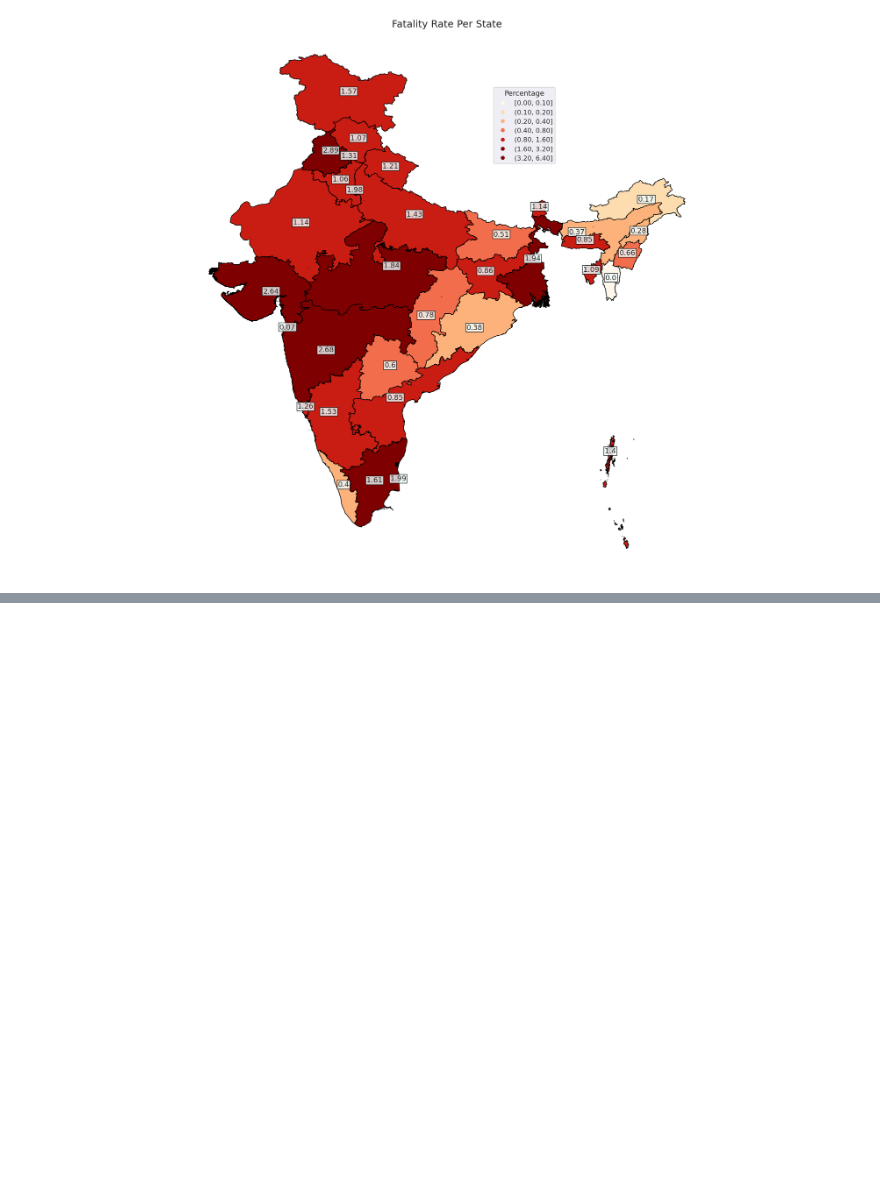
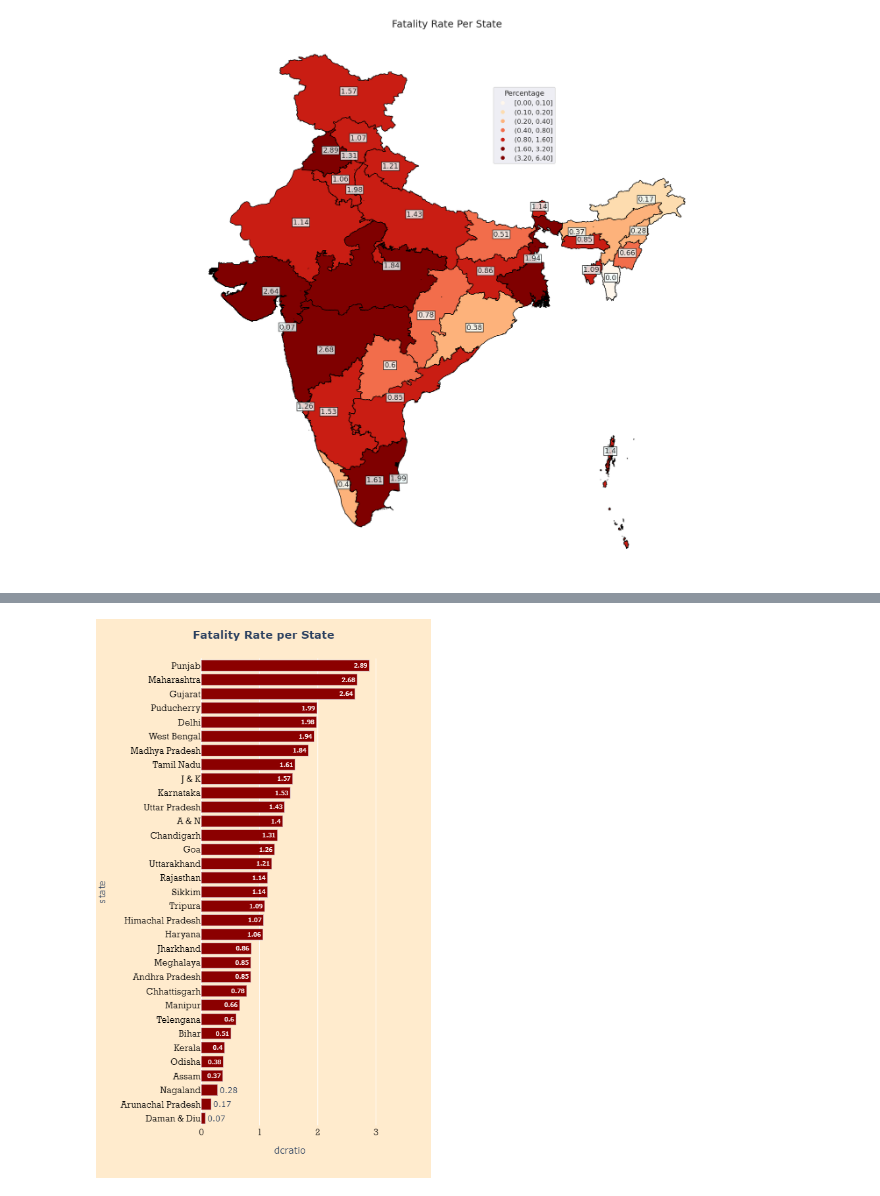
Before and after one commit to Meetparmar4/Covid-19-India, a Jupyter notebook: covid-india-analysis.ipynb, the cells around one changed output, grey strips where cells are left out. Cells and saved outputs as stored; diff of their text form; code cells hidden in the pictures; blank space fills up the shorter version.

```diff
--- a/covid-india-analysis.ipynb
+++ b/covid-india-analysis.ipynb
@@ -597,0 +660,18 @@ plt.show()
+# %%
+merged = merged[merged.dcratio > 0.0]
+merged = merged.sort_values('dcratio', ascending = True)
+fig = px.bar(merged, x="dcratio", y="state", orientation='h', text = 'dcratio')
+fig.update_layout(
+    title_text='<b>Fatality Rate per State<b>',
+    title_x=0.5,
+    paper_bgcolor='blanchedalmond',
+    plot_bgcolor = "blanchedalmond",
+    autosize=False,
+    width= 850,
+    height= 850)
+fig.update_traces(marker_color='darkred')
+fig.update_xaxes(tickfont=dict(family='Rockwell', color='black', size=14))
+fig.update_yaxes(tickfont=dict(family='Rockwell', color='black', size=14))
+fig.show()
+# %% [output]
+[figure, added]
```
Also changed, not shown: parts of 8 cells of this notebook.
